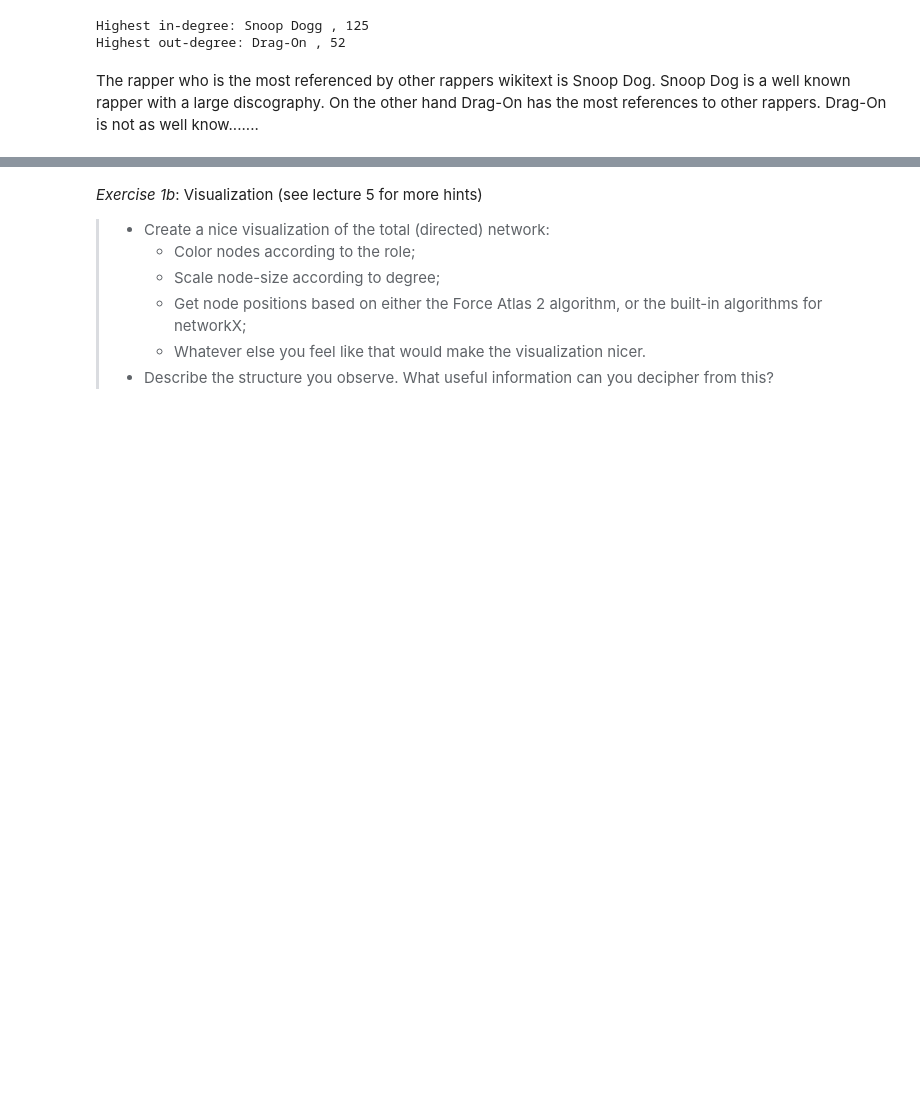
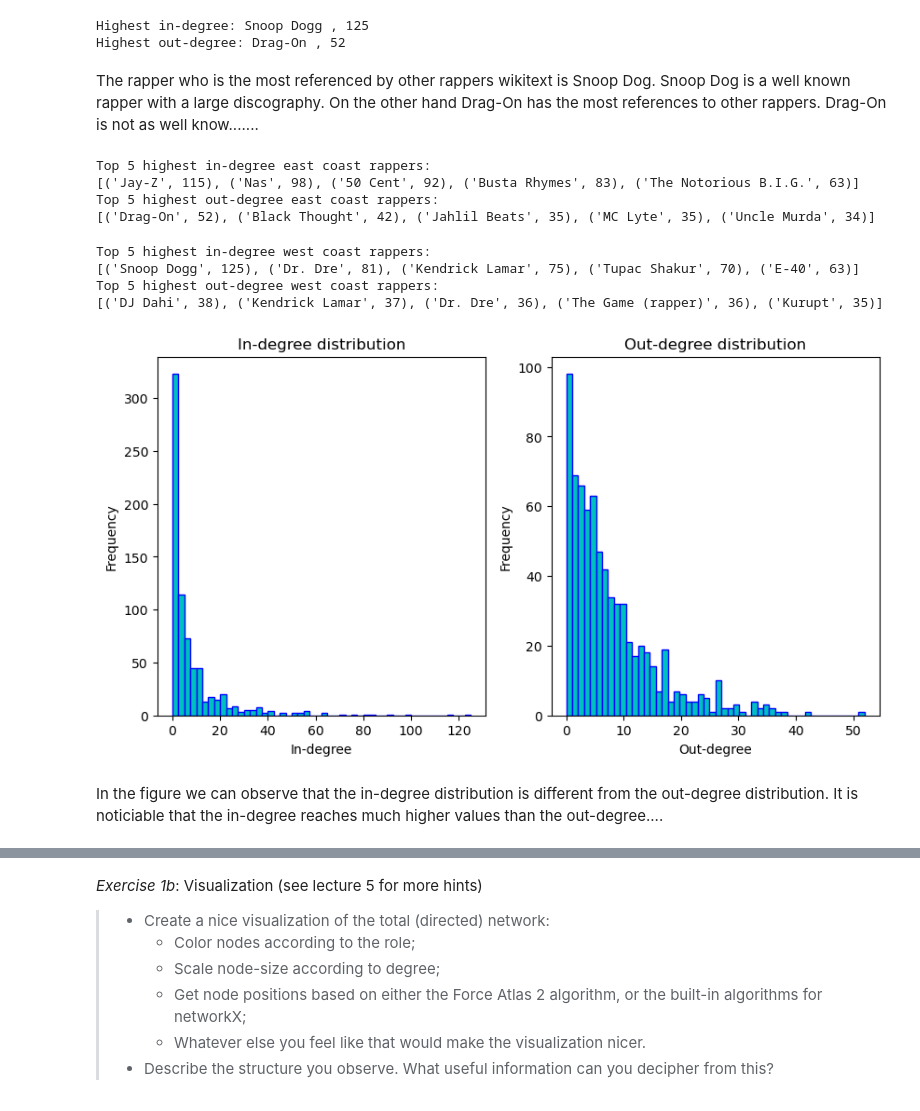
Before and after one commit to s185231/02805_SocialGraphs, a Jupyter notebook: Assignment2.ipynb, the cells around one changed output, grey strips where cells are left out. Drawn from its saved outputs; the diff is of its cells as text; code cells hidden in the pictures; blank space fills up the shorter version.

```diff
--- a/Assignment2.ipynb
+++ b/Assignment2.ipynb
@@ -60,7 +62,7 @@ Visualize your network of rappers (from lecture 5) and calculate stats (from lec
 ### Extract network
 # %%
 # load the graph
-G = nx.read_gexf('rapper_network.gexf')
+G = nx.read_gexf('data/rapper_network.gexf')
 
 # extract largest weakly connected component
 largest_cc = max(nx.weakly_connected_components(G), key=len)
@@ -101,0 +128,37 @@ The rapper who is the most referenced by other rappers wikitext is Snoop Dog. Sn
+# %%
+# Most connected east coast rappers
+print("Top 5 highest in-degree east coast rappers:" + "\n" + str(central_nodes_in_east[:5]))
+print("Top 5 highest out-degree east coast rappers:" + "\n" + str(central_nodes_out_east[:5]))
+# %% [output]
+Top 5 highest in-degree east coast rappers:
+[('Jay-Z', 115), ('Nas', 98), ('50 Cent', 92), ('Busta Rhymes', 83), ('The Notorious B.I.G.', 63)]
+Top 5 highest out-degree east coast rappers:
+[('Drag-On', 52), ('Black Thought', 42), ('Jahlil Beats', 35), ('MC Lyte', 35), ('Uncle Murda', 34)]
+# %%
+# Most connected west coast rappers
+print("Top 5 highest in-degree west coast rappers:" + "\n" + str(central_nodes_in_west[:5]))
+print("Top 5 highest out-degree west coast rappers:" + "\n" + str(central_nodes_out_west[:5]))
+# %% [output]
+Top 5 highest in-degree west coast rappers:
+[('Snoop Dogg', 125), ('Dr. Dre', 81), ('Kendrick Lamar', 75), ('Tupac Shakur', 70), ('E-40', 63)]
+Top 5 highest out-degree west coast rappers:
+[('DJ Dahi', 38), ('Kendrick Lamar', 37), ('Dr. Dre', 36), ('The Game (rapper)', 36), ('Kurupt', 35)]
+# %%
+# plot distribution of in- and out-degrees
+
+plt.figure(figsize=(10, 5))
+plt.subplot(1, 2, 1)
+plt.hist(in_degree_dict.values(), bins = 50, color='c',edgecolor = 'blue')
+plt.title("In-degree distribution")
+plt.xlabel("In-degree")
+plt.ylabel("Frequency")
+plt.subplot(1, 2, 2)
+plt.hist(out_degree_dict.values(), bins = 50, color='c', edgecolor='blue')
+plt.title("Out-degree distribution")
+plt.xlabel("Out-degree")
+plt.ylabel("Frequency")
+plt.show()
+# %% [output]
+[figure, added]
+# %% [markdown]
+In the figure we can observe that the in-degree distribution is different from the out-degree distribution. It is noticiable that the in-degree reaches much higher values than the out-degree....
```
Also changed, not shown: parts of 17 cells of this notebook, 2 other files.
